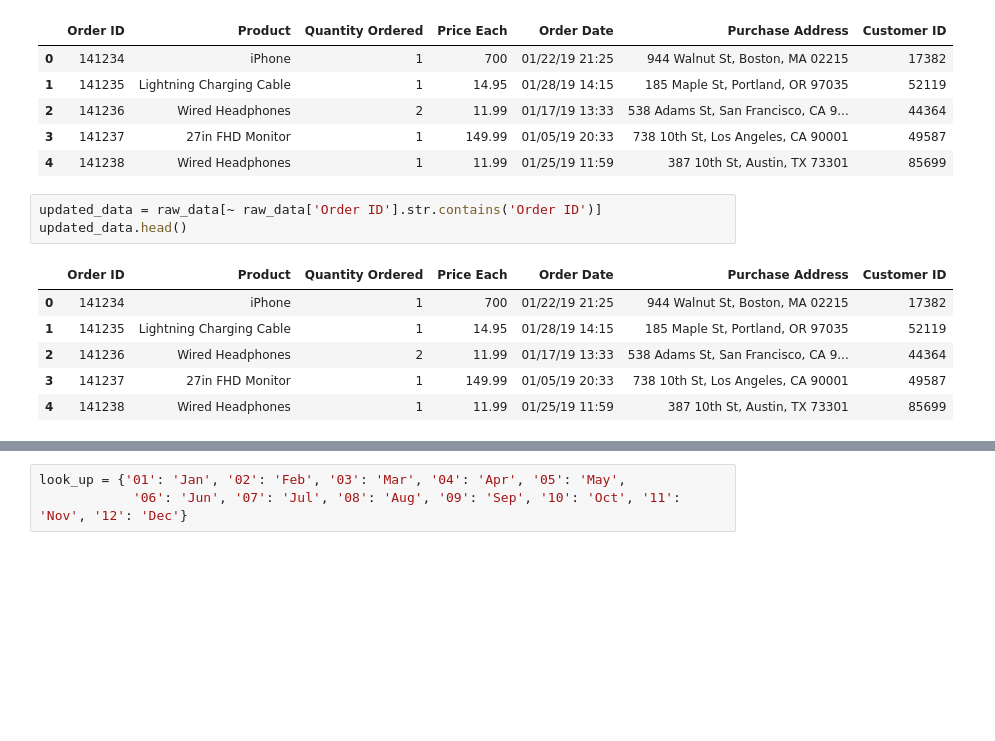
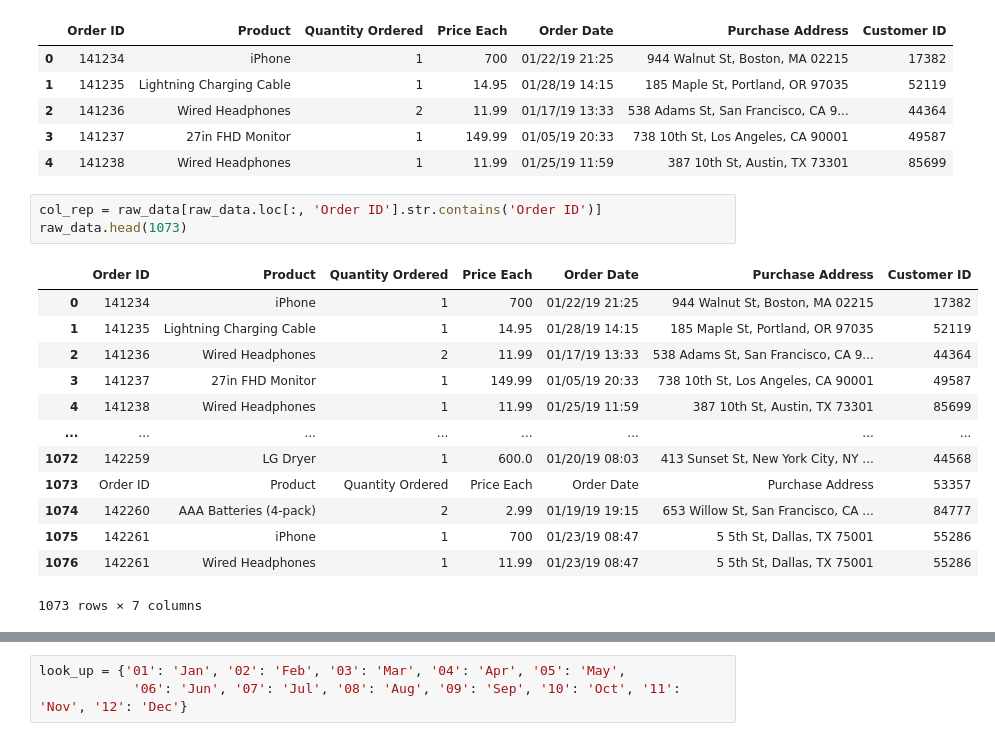
Before and after one commit to Mideoladokun/eCommerce-Analytics, a Jupyter notebook: Project.ipynb, the cells around one changed output, grey strips where cells are left out. Cells and saved outputs as stored; diff of their text form; blank space fills up the shorter version.

```diff
--- a/Project.ipynb
+++ b/Project.ipynb
@@ -36,12 +36,19 @@ raw_data.head()
 | 3 | 141237 | 27in FHD Monitor | 1 | 149.99 | 01/05/19 20:33 | 738 10th St, Los Angeles, CA 90001 | 49587 |
 | 4 | 141238 | Wired Headphones | 1 | 11.99 | 01/25/19 11:59 | 387 10th St, Austin, TX 73301 | 85699 |
 # %%
-updated_data = raw_data[~ raw_data['Order ID'].str.contains('Order ID')]
-updated_data.head()
+col_rep = raw_data[raw_data.loc[:, 'Order ID'].str.contains('Order ID')]
+raw_data.head(1073)
 # %% [output]
 |  | Order ID | Product | Quantity Ordered | Price Each | Order Date | Purchase Address | Customer ID |
 | 0 | 141234 | iPhone | 1 | 700 | 01/22/19 21:25 | 944 Walnut St, Boston, MA 02215 | 17382 |
 | 1 | 141235 | Lightning Charging Cable | 1 | 14.95 | 01/28/19 14:15 | 185 Maple St, Portland, OR 97035 | 52119 |
 | 2 | 141236 | Wired Headphones | 2 | 11.99 | 01/17/19 13:33 | 538 Adams St, San Francisco, CA 9... | 44364 |
 | 3 | 141237 | 27in FHD Monitor | 1 | 149.99 | 01/05/19 20:33 | 738 10th St, Los Angeles, CA 90001 | 49587 |
 | 4 | 141238 | Wired Headphones | 1 | 11.99 | 01/25/19 11:59 | 387 10th St, Austin, TX 73301 | 85699 |
+| ... | ... | ... | ... | ... | ... | ... | ... |
+| 1072 | 142259 | LG Dryer | 1 | 600.0 | 01/20/19 08:03 | 413 Sunset St, New York City, NY ... | 44568 |
+| 1073 | Order ID | Product | Quantity Ordered | Price Each | Order Date | Purchase Address | 53357 |
+| 1074 | 142260 | AAA Batteries (4-pack) | 2 | 2.99 | 01/19/19 19:15 | 653 Willow St, San Francisco, CA ... | 84777 |
+| 1075 | 142261 | iPhone | 1 | 700 | 01/23/19 08:47 | 5 5th St, Dallas, TX 75001 | 55286 |
+| 1076 | 142261 | Wired Headphones | 1 | 11.99 | 01/23/19 08:47 | 5 5th St, Dallas, TX 75001 | 55286 |
+1073 rows × 7 columns
```
Also changed, not shown: parts of 23 cells of this notebook.
